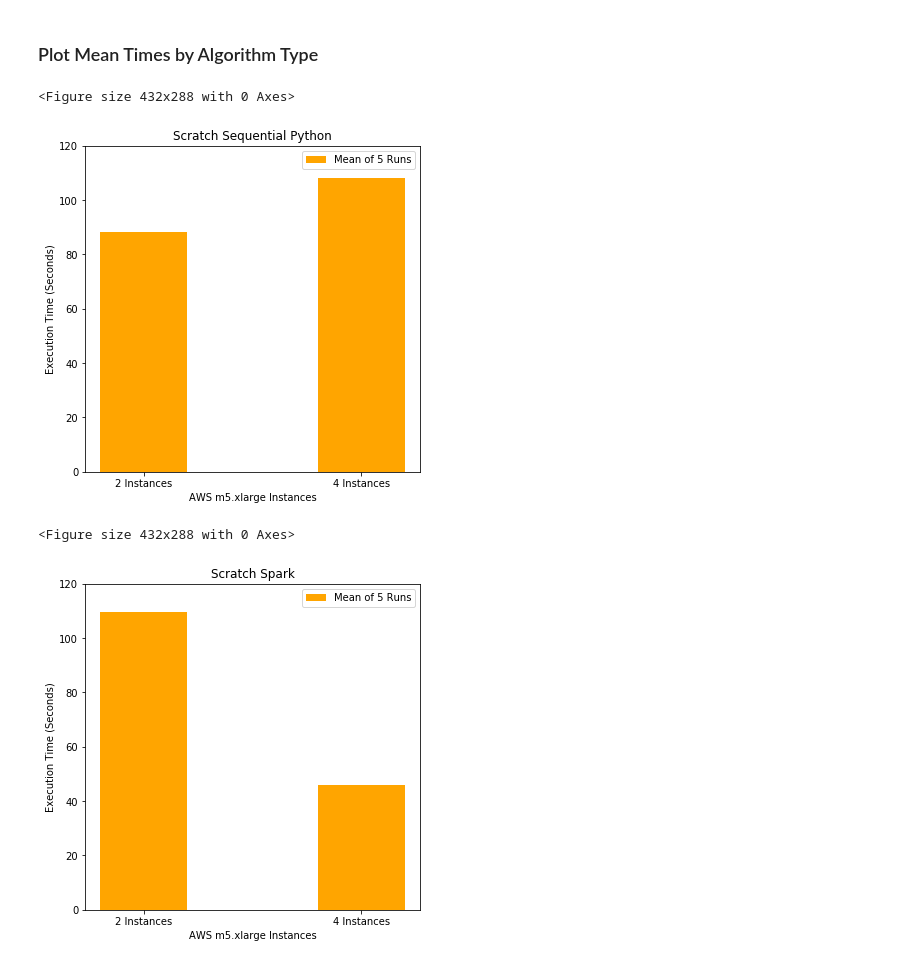
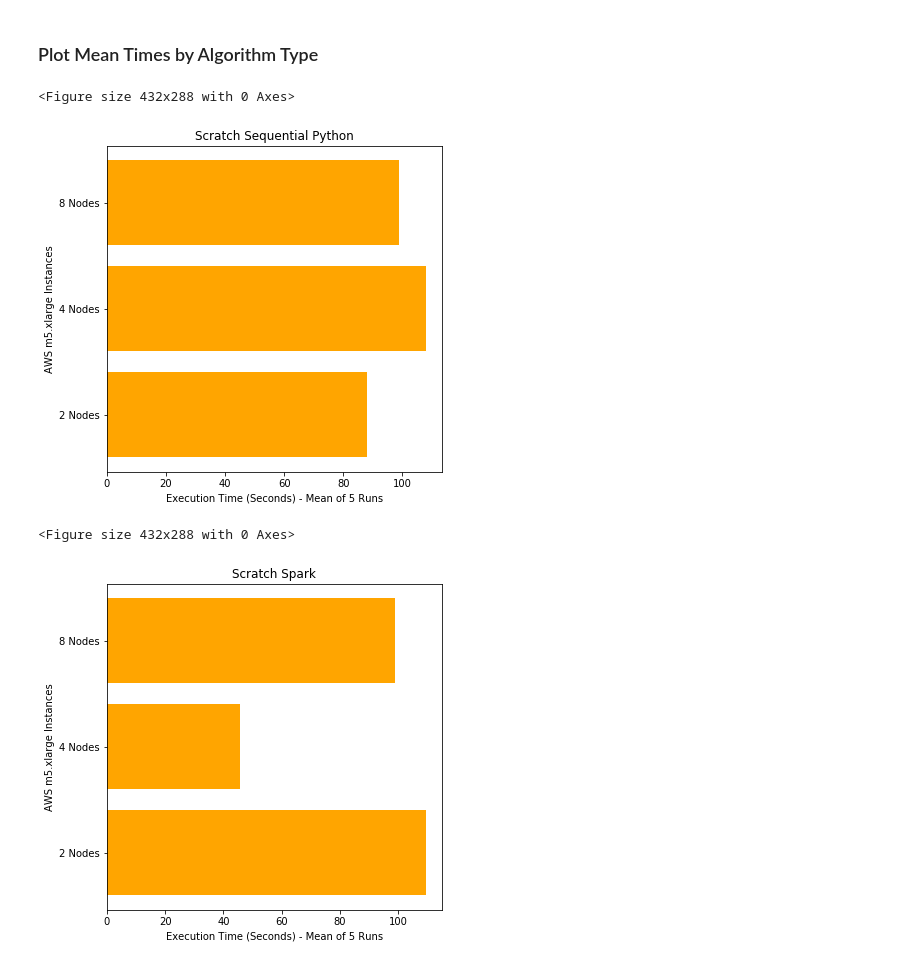
Before and after one commit to jstremme/DATA512-Research, a Jupyter notebook: final_project/notebooks/09_execution_time_analysis.ipynb, the cells around one changed output. Saved outputs shown, nothing was run; the diff lists cells and outputs as text; code cells hidden in the pictures.

Commit message:
update bar plots

```diff
--- a/final_project/notebooks/09_execution_time_analysis.ipynb
+++ b/final_project/notebooks/09_execution_time_analysis.ipynb
@@ -38,19 +38,18 @@ def min_r(x):
 def max_r(x):
     return round(max(x), 3)
 # %%
-def plot_mean_times(instances, mean_times, algos, title, color):
+def plot_mean_times(mean_times, algos, title, color):
 
     plt.clf()
 
     plt.figure(figsize=(6,6))
-    plt.bar(instances, mean_times, label='Mean of 5 Runs', color=color)
+    ypos = range(len(algos))
+    plt.barh(ypos, mean_times, color=color)
 
     plt.title(title)
-    plt.xticks(instances, algos)
-    plt.xlabel('AWS m5.xlarge Instances')
-    plt.ylabel('Execution Time (Seconds)')
-    plt.axis([None, None, 0, 120])
-    plt.legend(loc='best')
+    plt.yticks(ypos, algos)
+    plt.ylabel('AWS m5.xlarge Instances')
+    plt.xlabel('Execution Time (Seconds) - Mean of 5 Runs')
 
     plt.show()
 # %% [markdown]
@@ -99,13 +95,15 @@ algos = ['2 Instances', '4 Instances']
+# %%
+algos = ['2 Nodes', '4 Nodes', '8 Nodes']
 # %%
-means = [88.2, 108.0]
-plot_mean_times(instances, means, algos, title='Scratch Sequential Python', color='orange')
+means = [88.2, 108.0, 99]
+plot_mean_times(means, algos, title='Scratch Sequential Python', color='orange')
 # %% [output]
 <Figure size 432x288 with 0 Axes>
-[figure, old version]
+[figure, new version]
 # %%
-means = [109.6, 45.8]
-plot_mean_times(instances, means, algos, title='Scratch Spark', color='orange')
+means = [109.6, 45.8, 99]
+plot_mean_times(means, algos, title='Scratch Spark', color='orange')
 # %% [output]
 <Figure size 432x288 with 0 Axes>
-[figure, old version]
+[figure, new version]
 # %%
```
Also changed, not shown: parts of 5 cells of this notebook, 2 other files.
